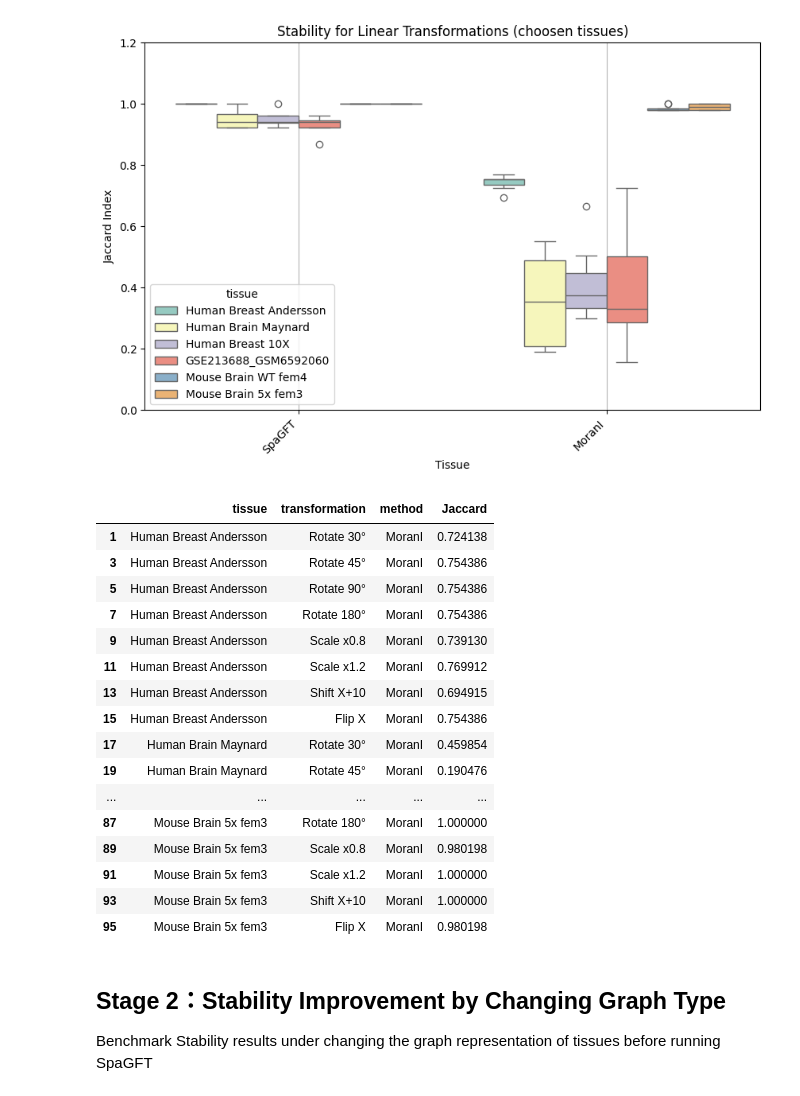
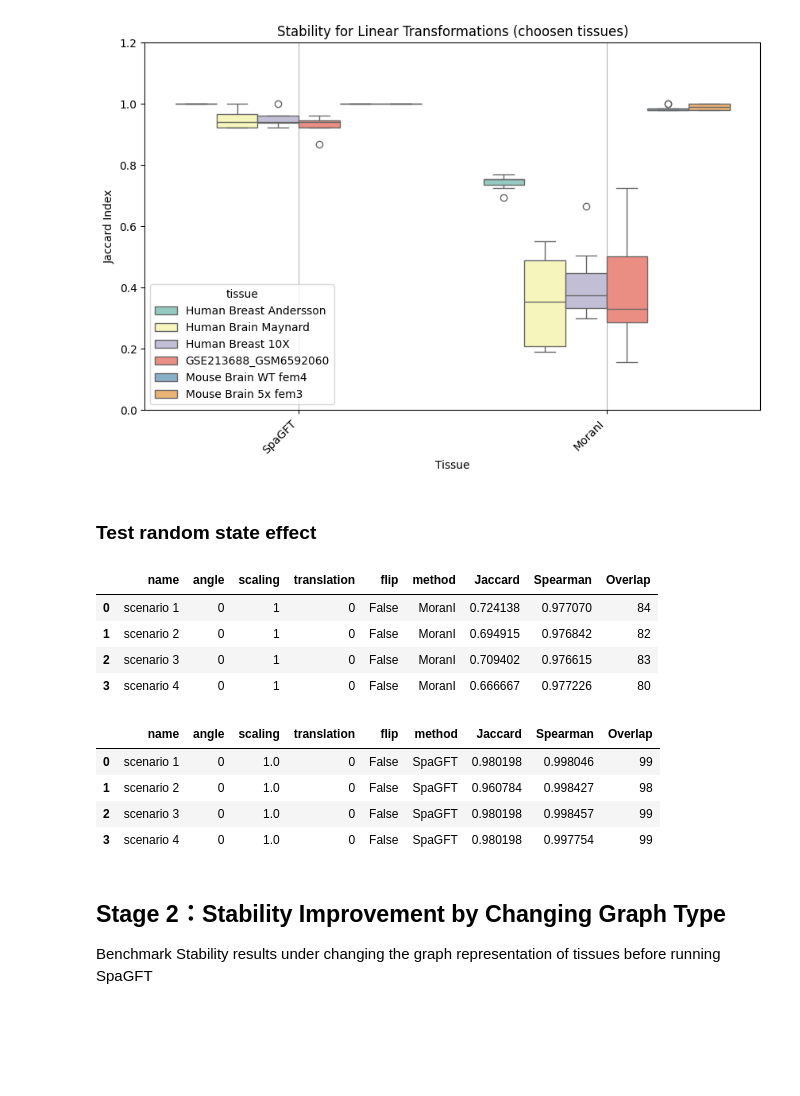
Before and after one commit to MoshenhavIsrael/SpaGFT-Research, a Jupyter notebook: code/show_workflow.ipynb, the cells around one changed output. Drawn from its saved outputs; the diff is of its cells as text; code cells hidden in the pictures; blank space fills up the shorter version.

```diff
--- a/code/show_workflow.ipynb
+++ b/code/show_workflow.ipynb
@@ -112,23 +118,25 @@ plt.grid(axis='x')
 plt.show()
 # %% [output]
 [figure]
-# %%
-jaccard_records_df[jaccard_records_df['method'] == 'MoranI']
-# %% [output]
-|  | tissue | transformation | method | Jaccard |
-| 1 | Human Breast Andersson | Rotate 30° | MoranI | 0.724138 |
-| 3 | Human Breast Andersson | Rotate 45° | MoranI | 0.754386 |
-| 5 | Human Breast Andersson | Rotate 90° | MoranI | 0.754386 |
-| 7 | Human Breast Andersson | Rotate 180° | MoranI | 0.754386 |
-| 9 | Human Breast Andersson | Scale x0.8 | MoranI | 0.739130 |
-| 11 | Human Breast Andersson | Scale x1.2 | MoranI | 0.769912 |
-| 13 | Human Breast Andersson | Shift X+10 | MoranI | 0.694915 |
-| 15 | Human Breast Andersson | Flip X | MoranI | 0.754386 |
-| 17 | Human Brain Maynard | Rotate 30° | MoranI | 0.459854 |
-| 19 | Human Brain Maynard | Rotate 45° | MoranI | 0.190476 |
-| ... | ... | ... | ... | ... |
-| 87 | Mouse Brain 5x fem3 | Rotate 180° | MoranI | 1.000000 |
-| 89 | Mouse Brain 5x fem3 | Scale x0.8 | MoranI | 0.980198 |
-| 91 | Mouse Brain 5x fem3 | Scale x1.2 | MoranI | 1.000000 |
-| 93 | Mouse Brain 5x fem3 | Shift X+10 | MoranI | 1.000000 |
-| 95 | Mouse Brain 5x fem3 | Flip X | MoranI | 0.980198 |
+# %% [markdown]
+### Test random state effect
+# %%
+scenarios = []
+# Define all scenarios as baseline and compare them by the stability test
+for i in range(4):
+    scenarios.append({'name': f'scenario {i+1}', 'angle': 0, 'scaling': 1, 'translation': 0, 'flip': False})
+no_transformation_results = s1.run_stability_test(slide_id='Human_Breast_Andersson_10142021_ST_A1',
+                     tech='Visium',
+                     methods_to_test="MoranI",
+                     scenarios=scenarios,
+                     save_results=False,
+                     restrict_logs=True
+                     )
+# %%
+no_transformation_results
+# %% [output]
+|  | name | angle | scaling | translation | flip | method | Jaccard | Spearman | Overlap |
+| 0 | scenario 1 | 0 | 1 | 0 | False | MoranI | 0.724138 | 0.977070 | 84 |
+| 1 | scenario 2 | 0 | 1 | 0 | False | MoranI | 0.694915 | 0.976842 | 82 |
+| 2 | scenario 3 | 0 | 1 | 0 | False | MoranI | 0.709402 | 0.976615 | 83 |
+| 3 | scenario 4 | 0 | 1 | 0 | False | MoranI | 0.666667 | 0.977226 | 80 |
@@ -135,3 +155,11 @@ jaccard_records_df[jaccard_records_df['method'] == 'MoranI']
+# %%
+no_transformation_results
+# %% [output]
+|  | name | angle | scaling | translation | flip | method | Jaccard | Spearman | Overlap |
+| 0 | scenario 1 | 0 | 1.0 | 0 | False | SpaGFT | 0.980198 | 0.998046 | 99 |
+| 1 | scenario 2 | 0 | 1.0 | 0 | False | SpaGFT | 0.960784 | 0.998427 | 98 |
+| 2 | scenario 3 | 0 | 1.0 | 0 | False | SpaGFT | 0.980198 | 0.998457 | 99 |
+| 3 | scenario 4 | 0 | 1.0 | 0 | False | SpaGFT | 0.980198 | 0.997754 | 99 |
 # %% [markdown]
 ## Stage 2：Stability Improvement by Changing Graph Type
 Benchmark Stability results under changing the graph representation of tissues before running SpaGFT
```
Also changed, not shown: parts of 5 cells of this notebook, 5 other files.
